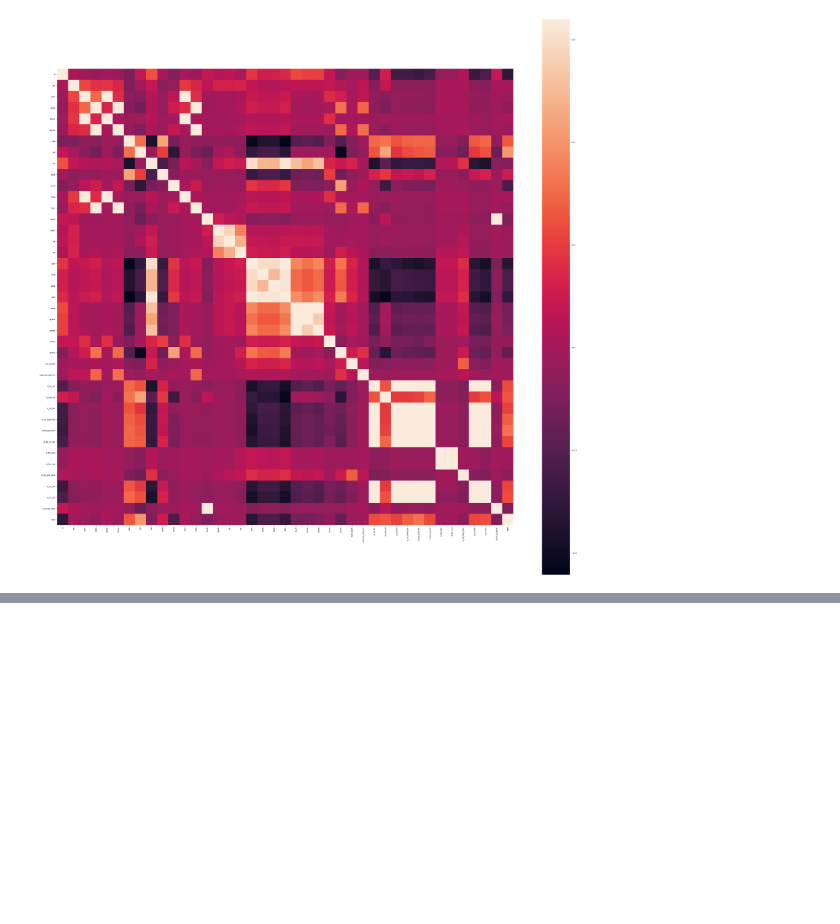
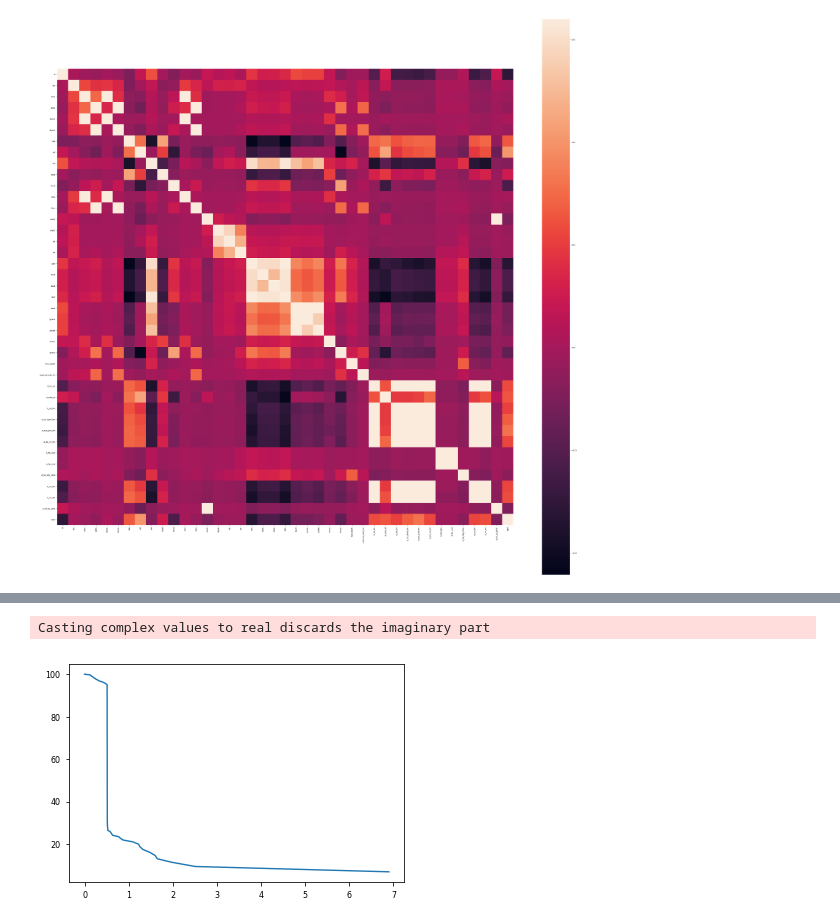
Before and after one commit to RuhAm/Pre-processing, a Jupyter notebook: Project.ipynb, the cells around one changed output, grey strips where cells are left out. Drawn from its saved outputs; the diff is of its cells as text; code cells hidden in the pictures; blank space fills up the shorter version.

```diff
--- a/Project.ipynb
+++ b/Project.ipynb
@@ -241,0 +343,7 @@ plt.show()
+# %%
+cor_mat2 = np.corrcoef(df.T)
+
+eig_vals, eig_vecs = np.linalg.eig(cor_mat2)
+
+print('Eigenvectors \n%s' %eig_vecs)
+print('\nEigenvalues \n%s' %eig_vals)
@@ -241,0 +372,3 @@ plt.show()
+# %%
+# Make a list of (eigenvalue, eigenvector) tuples
+a = [(np.abs(eig_vals[i]), eig_vecs[:,i]) for i in range(len(eig_vals))]
@@ -241,0 +383,4 @@ plt.show()
+# %%
+print('Eigenvalues in descending order:')
+for i in a:
+    print(i[0])
@@ -241,0 +405,4 @@ plt.show()
+# %%
+tot = sum(eig_vals)
+var_exp = [(i / tot)*100 for i in sorted(eig_vals, reverse=True)]
+cum_var_exp = np.cumsum(var_exp)
@@ -241,0 +411,6 @@ plt.show()
+# %%
+plt.plot(var_exp,cum_var_exp)
+plt.show()
+# %% [output]
+Casting complex values to real discards the imaginary part
+[figure, added]
```
Also changed, not shown: parts of 26 cells of this notebook.
